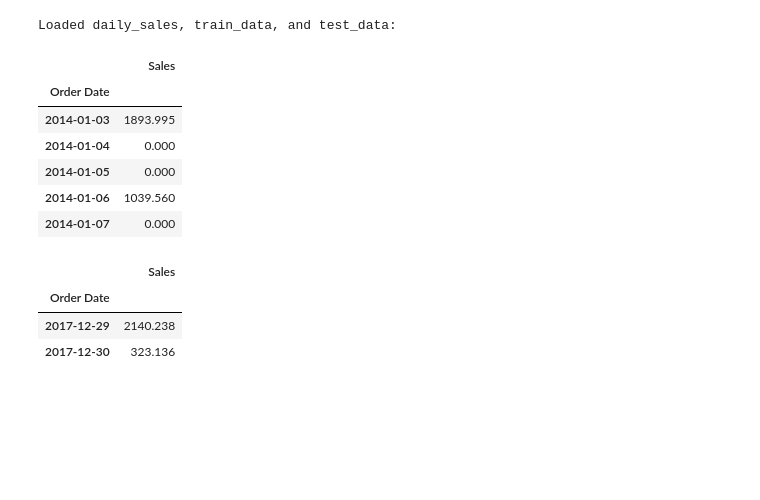
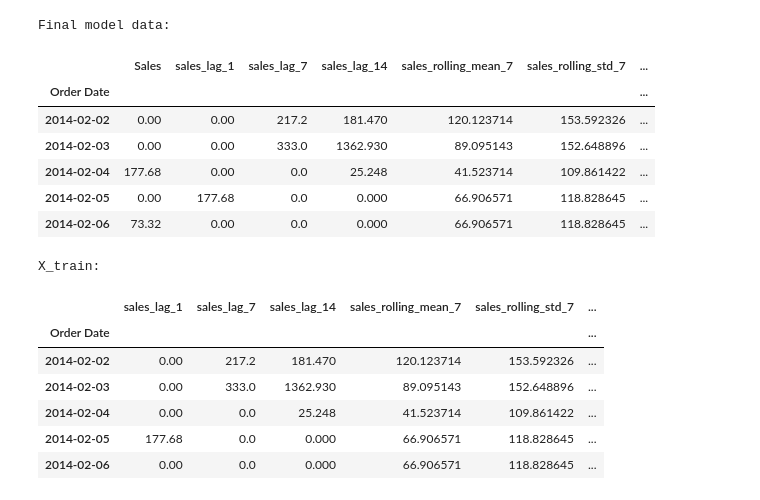
Before and after one commit to huzaifa776/Sales-Forecasting-with-Time-Series-Analysis, a Jupyter notebook: Modelling.ipynb, the cells around one changed output. Drawn from its saved outputs; the diff is of its cells as text; code cells hidden in the pictures; blank space fills up the shorter version.

```diff
--- a/Modelling.ipynb
+++ b/Modelling.ipynb
@@ -1,24 +1,37 @@
 # %%
 import pandas as pd
 
-# Load the splits
-daily_sales = pd.read_csv('Data/Processed/daily_sales.csv', index_col=0, parse_dates=True)
-train_data = pd.read_csv('Data/Processed/train_data.csv', index_col=0, parse_dates=True)
-test_data = pd.read_csv('Data/Processed/test_data.csv', index_col=0, parse_dates=True)
+# Set the path to your processed data directory
+processed_dir = 'Data/Processed'
 
-print("Loaded daily_sales, train_data, and test_data:")
-display(train_data.head())
-display(test_data.head())
+# Load the full processed dataset
+final_model_data = pd.read_csv(f'{processed_dir}/final_model_data.csv', index_col=0, parse_dates=True)
+
+# Load train/test splits
+X_train = pd.read_csv(f'{processed_dir}/X_train.csv', index_col=0, parse_dates=True)
+X_test = pd.read_csv(f'{processed_dir}/X_test.csv', index_col=0, parse_dates=True)
+y_train = pd.read_csv(f'{processed_dir}/y_train.csv', index_col=0, parse_dates=True)
+y_test = pd.read_csv(f'{processed_dir}/y_test.csv', index_col=0, parse_dates=True)
+
+# Display to verify
+print("Final model data:")
+display(final_model_data.head())
+print("X_train:")
+display(X_train.head())
 # %% [output]
-Loaded daily_sales, train_data, and test_data:
+Final model data:
-|  | Sales |
-| Order Date |  |
-| 2014-01-03 | 1893.995 |
-| 2014-01-04 | 0.000 |
-| 2014-01-05 | 0.000 |
-| 2014-01-06 | 1039.560 |
-| 2014-01-07 | 0.000 |
+|  | Sales | sales_lag_1 | sales_lag_7 | sales_lag_14 | sales_rolling_mean_7 | sales_rolling_std_7 | ... |
+| Order Date |  |  |  |  |  |  | ... |
+| 2014-02-02 | 0.00 | 0.00 | 217.2 | 181.470 | 120.123714 | 153.592326 | ... |
+| 2014-02-03 | 0.00 | 0.00 | 333.0 | 1362.930 | 89.095143 | 152.648896 | ... |
+| 2014-02-04 | 177.68 | 0.00 | 0.0 | 25.248 | 41.523714 | 109.861422 | ... |
+| 2014-02-05 | 0.00 | 177.68 | 0.0 | 0.000 | 66.906571 | 118.828645 | ... |
+| 2014-02-06 | 73.32 | 0.00 | 0.0 | 0.000 | 66.906571 | 118.828645 | ... |
+X_train:
-|  | Sales |
-| Order Date |  |
-| 2017-12-29 | 2140.238 |
-| 2017-12-30 | 323.136 |
+|  | sales_lag_1 | sales_lag_7 | sales_lag_14 | sales_rolling_mean_7 | sales_rolling_std_7 | ... |
+| Order Date |  |  |  |  |  | ... |
+| 2014-02-02 | 0.00 | 217.2 | 181.470 | 120.123714 | 153.592326 | ... |
+| 2014-02-03 | 0.00 | 333.0 | 1362.930 | 89.095143 | 152.648896 | ... |
+| 2014-02-04 | 0.00 | 0.0 | 25.248 | 41.523714 | 109.861422 | ... |
+| 2014-02-05 | 177.68 | 0.0 | 0.000 | 66.906571 | 118.828645 | ... |
+| 2014-02-06 | 0.00 | 0.0 | 0.000 | 66.906571 | 118.828645 | ... |
```
Also changed, not shown: 1 other file.
